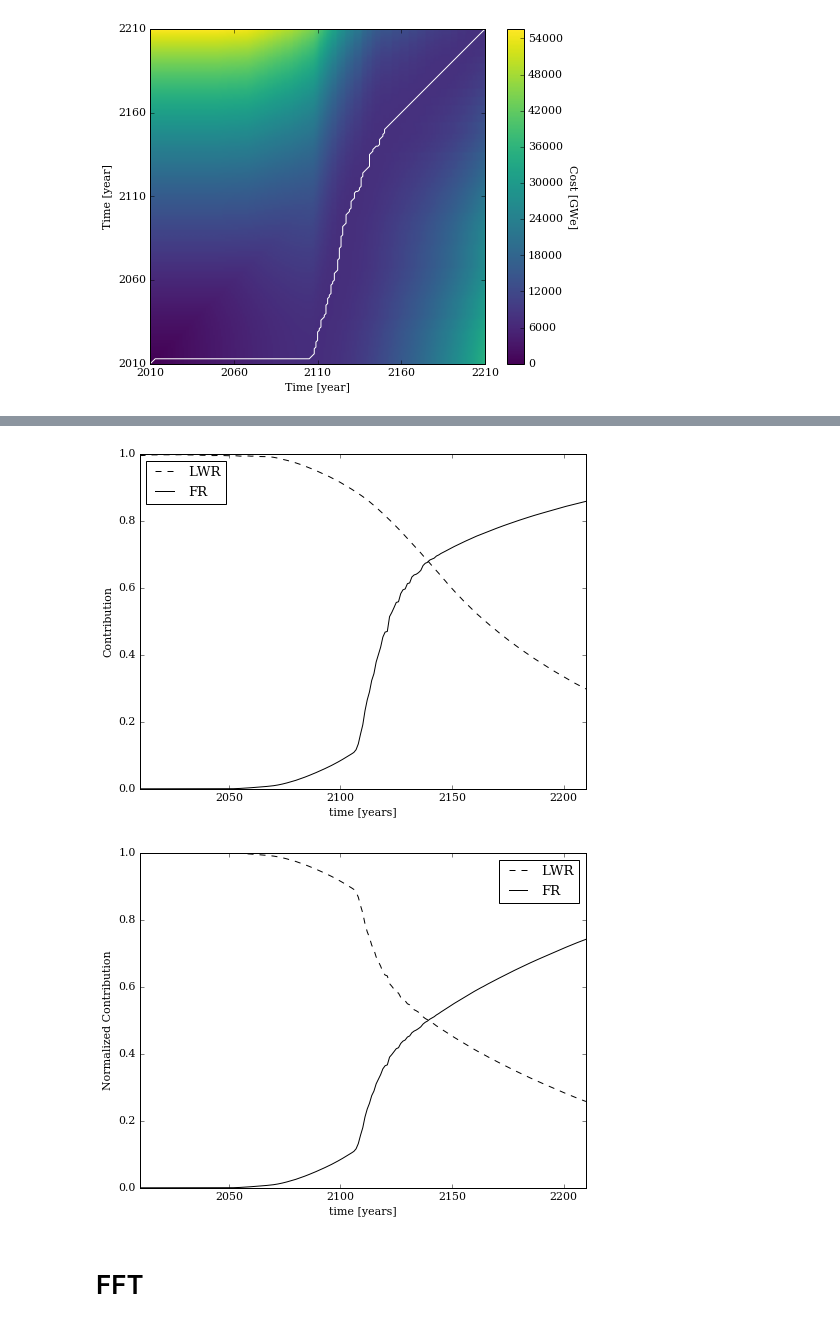
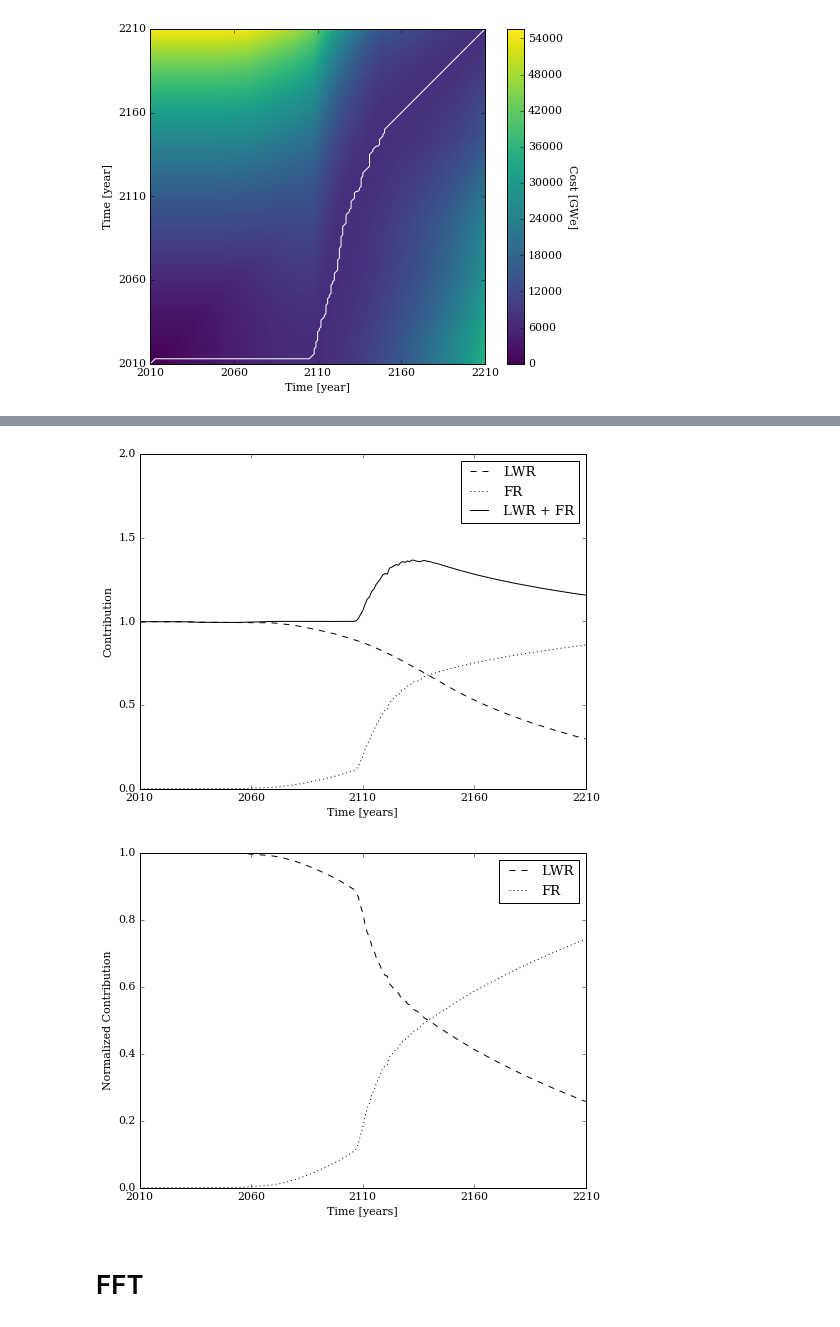
Before and after one commit to scopatz/fc-bench-method, a Jupyter notebook: methodology.ipynb, the cells around one changed output, grey strips where cells are left out. Drawn from its saved outputs; the diff is of its cells as text; code cells hidden in the pictures.

```diff
--- a/methodology.ipynb
+++ b/methodology.ipynb
@@ -377,31 +377,34 @@ dtw.l1(gwe_mu, 0) / (2*n)
 # %%
 fig = plt.figure(figsize=(8, 6))
 plt.plot(t, cont_lwr_t, 'k--', label='LWR')
-plt.plot(t, cont_fr_t, 'k-', label='FR')
-plt.axis([t[0], t[-1], 0.0, 1.0])
-plt.xlabel('time [years]')
+plt.plot(t, cont_fr_t, 'k:', label='FR')
+plt.plot(t, cont_lwr_t + cont_fr_t, 'k-', label='LWR + FR')
+plt.axis([t[0], t[-1], 0.0, 2.0])
+plt.xticks(np.linspace(t[0], t[-1], 5))
+plt.xlabel('Time [years]')
 plt.ylabel('Contribution')
 plt.legend(loc=0)
 fname = 'c-of-t'
 plt.savefig(fname + '.png')
 plt.savefig(fname + '.eps')
 #plt.title('Contribution over Time')
 # %% [output]
-[figure, old version]
+[figure, new version]
 # %%
 tot_cont_t = cont_lwr_t + cont_fr_t
 fig = plt.figure(figsize=(8, 6))
 plt.plot(t, cont_lwr_t / tot_cont_t, 'k--', label='LWR')
-plt.plot(t, cont_fr_t / tot_cont_t, 'k-', label='FR')
+plt.plot(t, cont_fr_t / tot_cont_t, 'k:', label='FR')
 plt.axis([t[0], t[-1], 0.0, 1.0])
-plt.xlabel('time [years]')
+plt.xticks(np.linspace(t[0], t[-1], 5))
+plt.xlabel('Time [years]')
 plt.ylabel('Normalized Contribution')
 plt.legend(loc=0)
 fname = 'normc-of-t'
 plt.savefig(fname + '.png')
 plt.savefig(fname + '.eps')
 # %% [output]
-[figure, old version]
+[figure, new version]
 # %% [markdown]
 FFT
 =====
```
Also changed, not shown: parts of 2 cells of this notebook, 5 other files.
